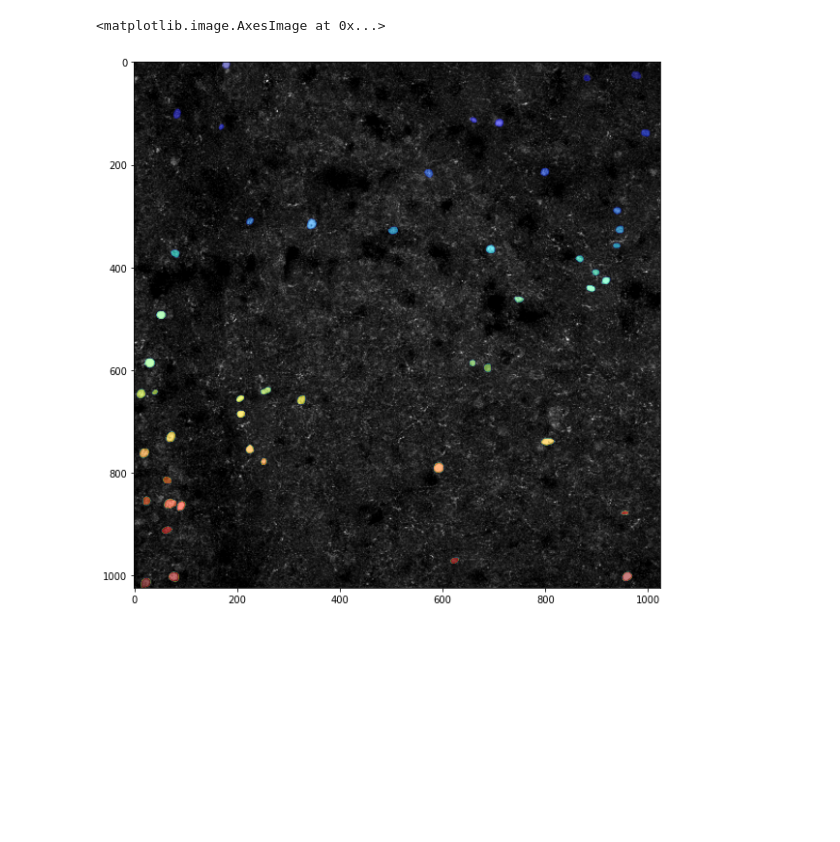
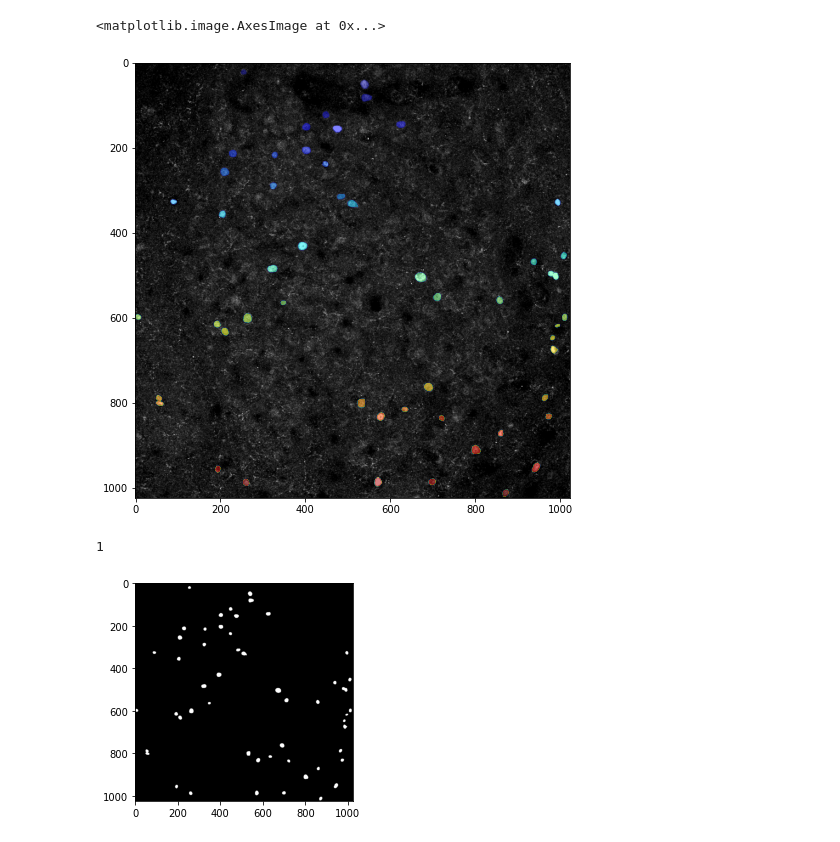
Before and after one commit to Ashu156/Image-Processing, a Jupyter notebook: cFos_segmentation_deepflash2.ipynb, the cells around one changed output. Drawn from its saved outputs; the diff is of its cells as text; code cells hidden in the pictures; blank space fills up the shorter version.

```diff
--- a/cFos_segmentation_deepflash2.ipynb
+++ b/cFos_segmentation_deepflash2.ipynb
@@ -154,10 +170,20 @@ for model_type in ['cellpose_ensemble', 'cellpose_single', 'cellpose']:
 # %%
 from skimage import io
-image = io.imread('/gdrive/MyDrive/deepflash2-paper/data/cFOS_in_HC/test/images/MAX_C2-SV7 TM BLA 20X LA 1-2.tif')
+image = io.imread('/gdrive/MyDrive/deepflash2-paper/data/cFOS_in_HC/test/images/MAX_C2-SV7 TM BLA 20X BA 2-2.tif')
 # %%
-fig, axs = plt.subplots(1, 1, figsize=(10, 10))
+fig, axs = plt.subplots(1, 1, figsize=(8, 8))
 plt.imshow(image, cmap = 'gray')
-plt.imshow(masks[11], cmap = 'jet', alpha=0.5*(masks[11]>0))
+# plt.imshow('/content/predictions/cFOS_in_HC/cellpose/masks/MAX_C2-SV7 TM BLA 20X BLA 2-2.png')
+plt.imshow(masks[9], cmap = 'jet', alpha=0.5*(masks[9]>0))
 # %% [output]
 <matplotlib.image.AxesImage at 0x...>
-[figure, old version]
+[figure, new version]
+# %%
+ashu = masks[9]
+ashu[ashu>0] = 1
+
+plt.imshow(ashu, cmap = 'gray')
+np.max(ashu)
+# %% [output]
+1
+[figure, added]
```
Also changed, not shown: parts of 12 cells of this notebook.
